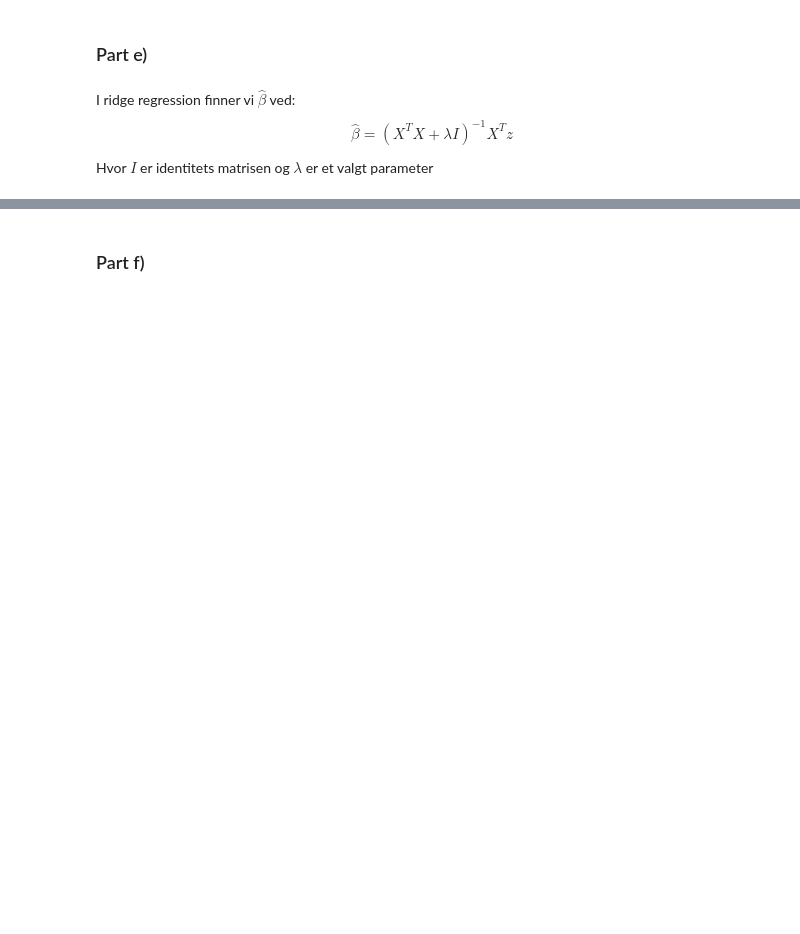
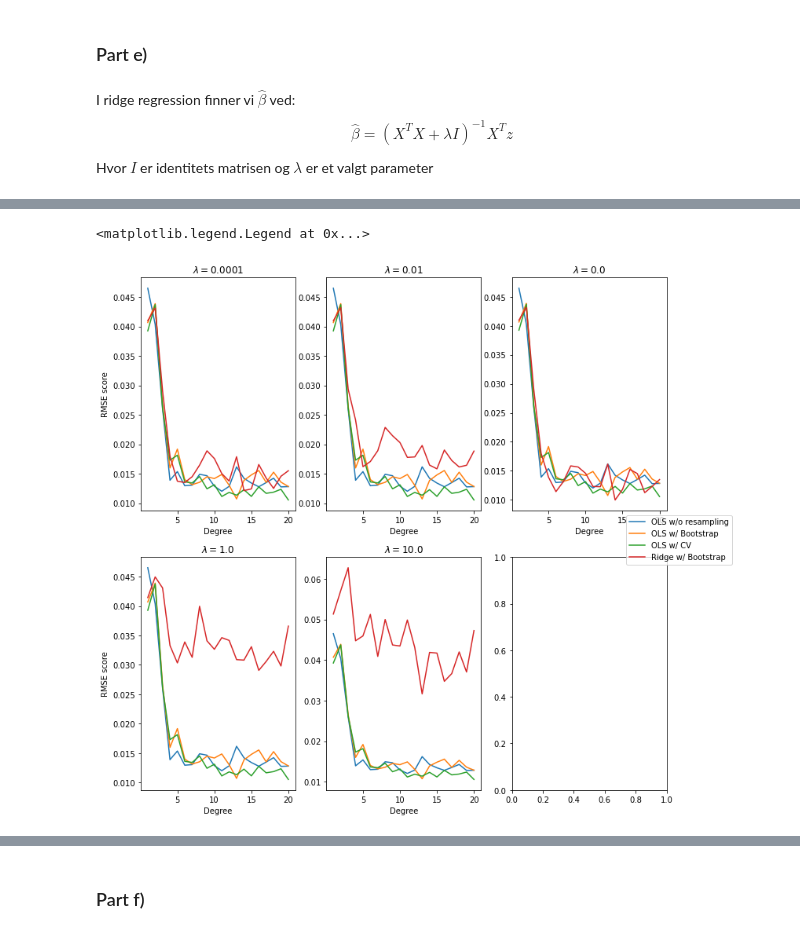
Before and after one commit to HildeLa/Project1_FYS-STK, a Jupyter notebook: Prosjekt1.ipynb, the cells around one changed output, grey strips where cells are left out. Drawn from its saved outputs; the diff is of its cells as text; code cells hidden in the pictures; blank space fills up the shorter version.

```diff
--- a/Prosjekt1.ipynb
+++ b/Prosjekt1.ipynb
@@ -779,19 +889,22 @@ plt.legend([0.0001, 0.01,0, 1, 10])
 # %%
 #Vi ønsker å kunne vise hvordan erroren utvikler seg
 #plottet vil oppdatere seg avhengig av N
 fig, ax = plt.subplots(int(N/2), int(N/2)+N%2, figsize= (12, 12))
 
 
 for i in range(N):
     ax.flatten()[i].plot(degrees, scores_OLS_basic[:, 0], label="OLS w/o resampling")
     ax.flatten()[i].plot(degrees, scores_OLS_boot[:, 0], label="OLS w/ Bootstrap")
     ax.flatten()[i].plot(degrees, scores_OLS_CV[:, 0], label="OLS w/ CV")
     ax.flatten()[i].plot(degrees, lamb_df[lamb_df.columns[i]], label="Ridge w/ Bootstrap")
     ax.flatten()[i].set_xlabel("Degree")
     if i%(int(N/2)+1) == 0:
         ax.flatten()[i].set_ylabel("RMSE score")
     ax.flatten()[i].set_title(fr"$\lambda = ${lamb_df.columns[i]}")
 
 
 handles, labels = ax.flatten()[i].get_legend_handles_labels()
-fig.legend(handles, labels, loc='lower right')
+fig.legend(handles, labels, loc='center right')
+# %% [output]
+<matplotlib.legend.Legend at 0x...>
+[figure, added]
```
Also changed, not shown: parts of 26 cells of this notebook.
